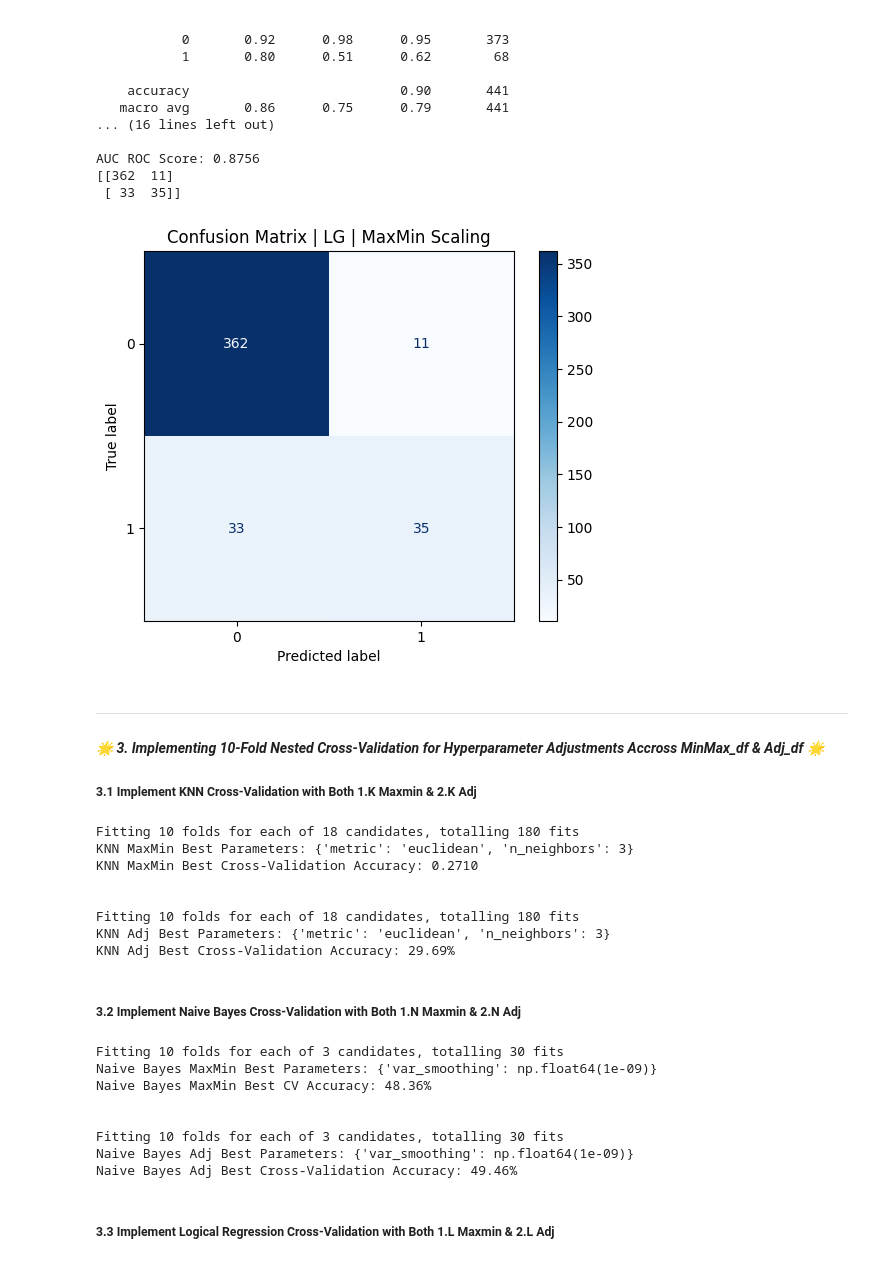
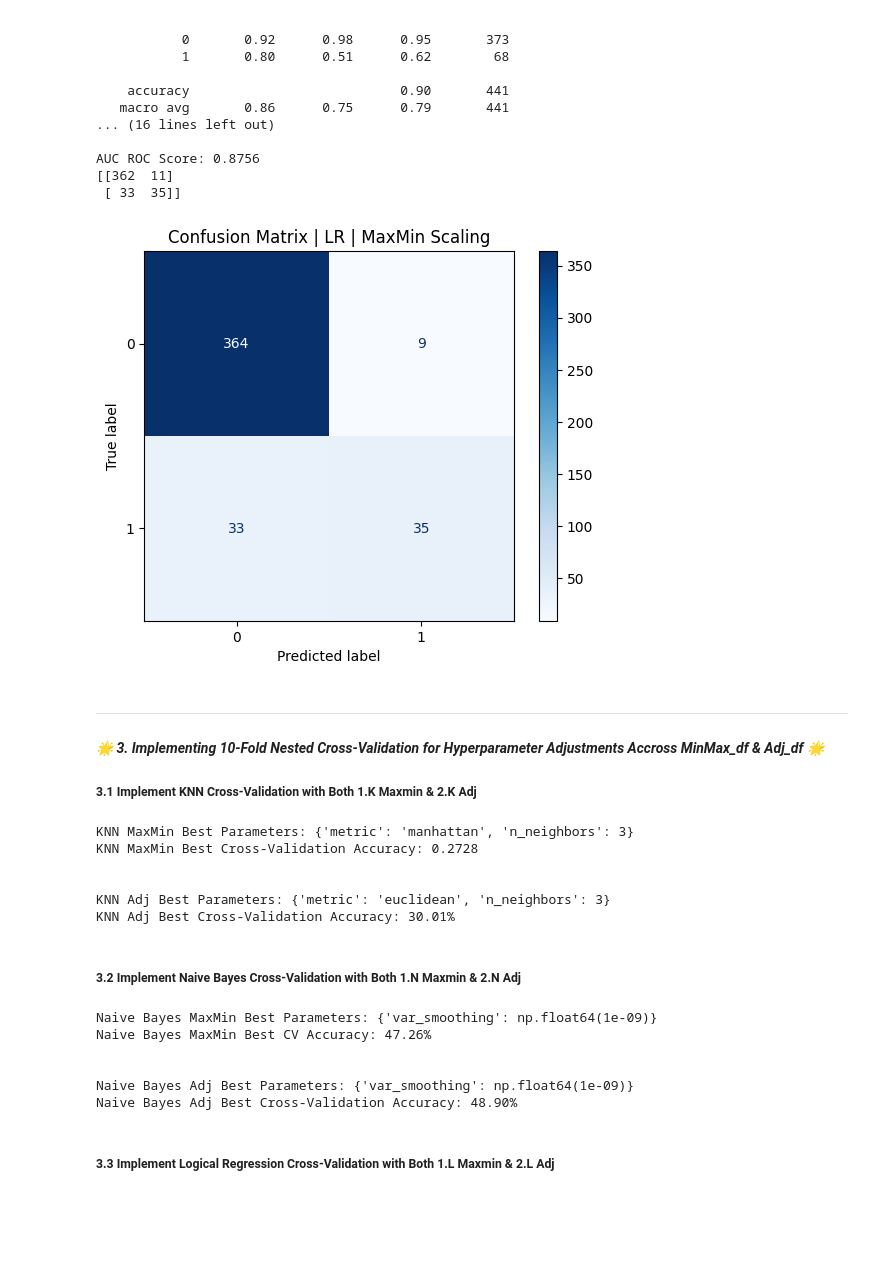
Before and after one commit to donphi/ml-assignment-1, a Jupyter notebook: notebooks/Assignment 1.ipynb, the cells around one changed output. Cells and saved outputs as stored; diff of their text form; code cells hidden in the pictures; blank space fills up the shorter version.

```diff
--- a/notebooks/Assignment 1.ipynb
+++ b/notebooks/Assignment 1.ipynb
@@ -1388,21 +1390,25 @@ AUC ROC Score: 0.8756
  [ 33  35]]
 # %%
 # Plot Confusion Matrix
-matrix = confusion_matrix(y_test_lr_maxmin, y_pred_lr_adj)
+matrix = confusion_matrix(y_test_lr_maxmin, y_pred_lr_maxmin)
 ConfusionMatrixDisplay(matrix).plot(cmap='Blues')
-plt.title("Confusion Matrix | LR | Adj Scaling")
+plt.title("Confusion Matrix | LR | MaxMin Scaling")
 
 # Show the plot
 plt.show()
 # %% [output]
-[figure, old version]
+[figure, new version]
 # %% [markdown]
 ---
 #### ***🌟 3. Implementing 10-Fold Nested Cross-Validation for Hyperparameter Adjustments Accross MinMax_df & Adj_df 🌟***
 ##### **3.1 Implement KNN Cross-Validation with Both 1.K Maxmin & 2.K Adj**
 # %%
+# 1.
+#---------------------------------------------
+#           K Nearest Neighbor
+#---------------------------------------------
 # Import libraries for nested cross-validation
-from sklearn.model_selection import GridSearchCV, cross_val_score
+from sklearn.model_selection import GridSearchCV
 from sklearn.neighbors import KNeighborsClassifier
 import numpy as np
 
@@ -1418,13 +1424,16 @@ knn_param_grid_maxmin = {
 # 1.K | Initialize KNN Classifier
 knn_maxmin = KNeighborsClassifier()
 
+# Stratify CV across folds
+skf = StratifiedKFold(n_splits=10, shuffle=True, random_state=10)
+
 # 1.K | Setup GridSearch with K-10
 grid_search_knn_maxmin = GridSearchCV(
     # Add two parameters
     estimator = knn_maxmin,
     param_grid = knn_param_grid_maxmin,
     # Specify the inner folds
-    cv = 10,
+    cv = skf,
     # Specify the scoring
     scoring = 'recall'
 )
@@ -1451,13 +1460,16 @@ knn_param_grid_adj = {
 # 2.K | Initialize KNN Classifier
 knn_adj = KNeighborsClassifier()
 
+# Stratify CV across folds
+skf = StratifiedKFold(n_splits=10, shuffle=True, random_state=10)
+
 # 2.K | Setup GridSearch with K-10
 grid_search_knn_adj = GridSearchCV(
     # Add two parameters
     estimator = knn_adj,
     param_grid = knn_param_grid_adj,
     # Specify the folds
-    cv = 10,
+    cv = skf,
     # Specify the scoring
     scoring = 'recall'
 )
@@ -1469,17 +1481,19 @@ grid_search_knn_adj.fit(X_train_knn_adj, y_train_knn_adj)
 print("KNN Adj Best Parameters:", grid_search_knn_adj.best_params_)
 print(f"KNN Adj Best Cross-Validation Accuracy: {grid_search_knn_adj.best_score_:.2%}")
 # %% [output]
-Fitting 10 folds for each of 18 candidates, totalling 180 fits
-KNN MaxMin Best Parameters: {'metric': 'euclidean', 'n_neighbors': 3}
-KNN MaxMin Best Cross-Validation Accuracy: 0.2710
+KNN MaxMin Best Parameters: {'metric': 'manhattan', 'n_neighbors': 3}
+KNN MaxMin Best Cross-Validation Accuracy: 0.2728
 
 
-Fitting 10 folds for each of 18 candidates, totalling 180 fits
 KNN Adj Best Parameters: {'metric': 'euclidean', 'n_neighbors': 3}
-KNN Adj Best Cross-Validation Accuracy: 29.69%
+KNN Adj Best Cross-Validation Accuracy: 30.01%
 # %% [markdown]
 ##### **3.2 Implement Naive Bayes Cross-Validation with Both 1.N Maxmin & 2.N Adj**
 # %%
+# 2.
+#---------------------------------------------
+#               Naive Bayes
+#---------------------------------------------
 # Import necessary libraries for NB
 from sklearn.model_selection import GridSearchCV
 from sklearn.naive_bayes import GaussianNB
@@ -1493,11 +1507,14 @@ nb_param_grid_maxmin = {
 # 1.N | Initialize Gaussian NB classifier
 nb_maxmin = GaussianNB()
 
+# Stratify CV across folds
+skf = StratifiedKFold(n_splits=10, shuffle=True, random_state=10)
+
 #  1.N | Setup GridSearch with K-10 CV
 grid_search_nb_maxmin = GridSearchCV(
     estimator = nb_maxmin,
     param_grid = nb_param_grid_maxmin,
-    cv = 10,
+    cv = skf,
     scoring = 'recall'
 )
 
@@ -1519,11 +1536,14 @@ nb_param_grid_adj = {
 # 2.N | Initialize Gaussian NB classifier
 nb_adj = GaussianNB()
 
+# Stratify CV across folds
+skf = StratifiedKFold(n_splits=10, shuffle=True, random_state=10)
+
 # 2.N | Setup GridSearch with K-10 CV
 grid_search_nb_adj = GridSearchCV(
     estimator = nb_adj,
     param_grid = nb_param_grid_adj,
-    cv = 10,
+    cv = skf,
     scoring = 'recall'
 )
 
@@ -1534,14 +1554,12 @@ grid_search_nb_adj.fit(X_train_nb_adj, y_train_nb_adj)
 print("Naive Bayes Adj Best Parameters:", grid_search_nb_adj.best_params_)
 print(f"Naive Bayes Adj Best Cross-Validation Accuracy: {grid_search_nb_adj.best_score_:.2%}")
 # %% [output]
-Fitting 10 folds for each of 3 candidates, totalling 30 fits
 Naive Bayes MaxMin Best Parameters: {'var_smoothing': np.float64(1e-09)}
-Naive Bayes MaxMin Best CV Accuracy: 48.36%
+Naive Bayes MaxMin Best CV Accuracy: 47.26%
 
 
-Fitting 10 folds for each of 3 candidates, totalling 30 fits
 Naive Bayes Adj Best Parameters: {'var_smoothing': np.float64(1e-09)}
-Naive Bayes Adj Best Cross-Validation Accuracy: 49.46%
+Naive Bayes Adj Best Cross-Validation Accuracy: 48.90%
 # %% [markdown]
 ##### **3.3 Implement Logical Regression Cross-Validation with Both 1.L Maxmin & 2.L Adj**
 # %%
```
Also changed, not shown: parts of 20 cells of this notebook.
